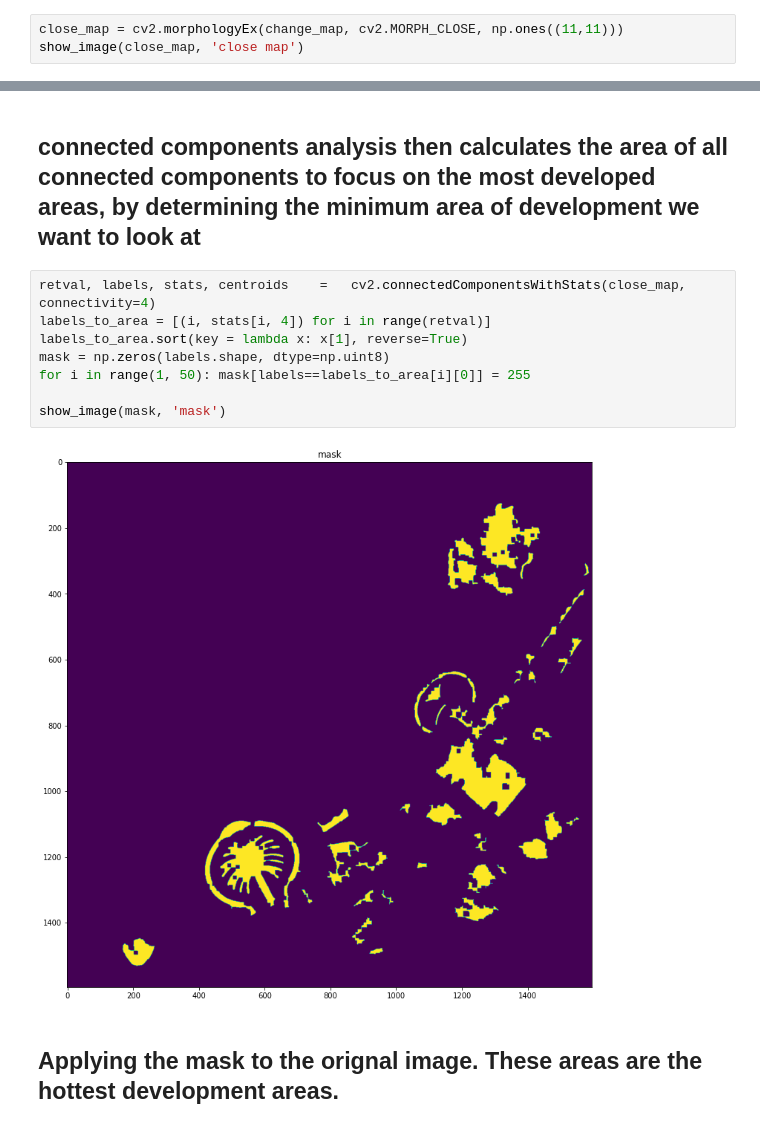
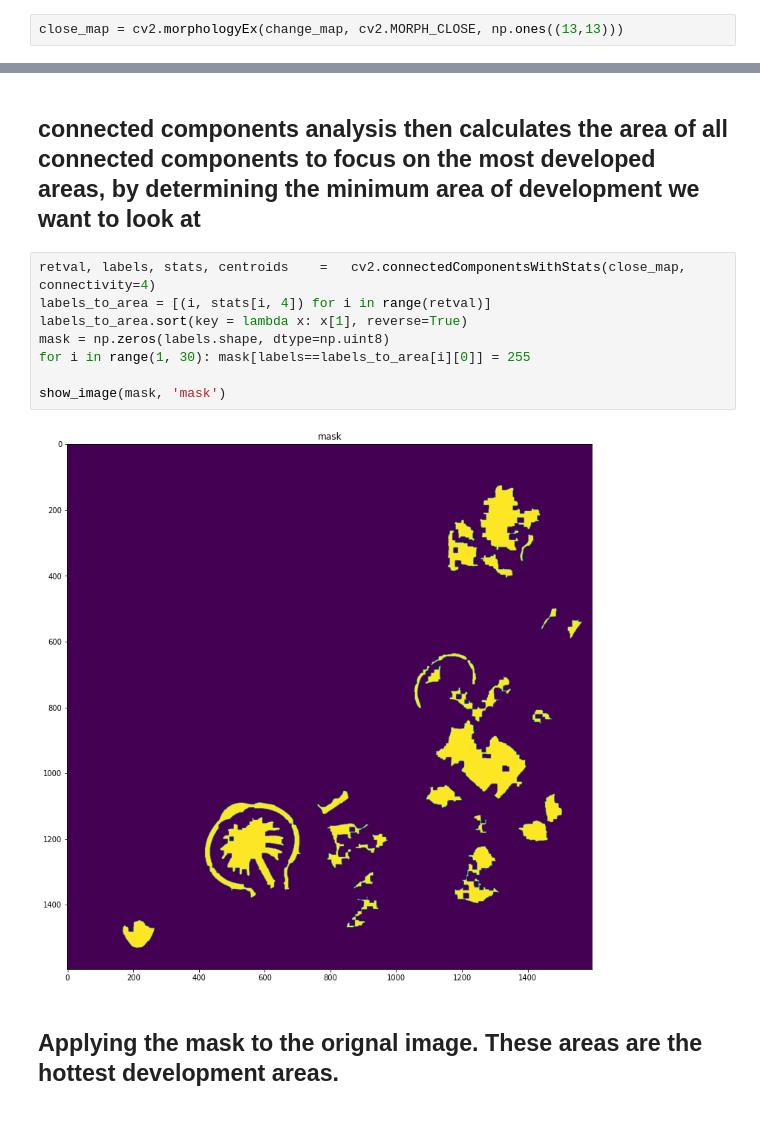
Before and after one commit to gadm21/satellite-imagery-analysis, a Jupyter notebook: urban development detection/change_detection_in_dubai.ipynb, the cells around one changed output, grey strips where cells are left out. Cells and saved outputs as stored; diff of their text form.

```diff
--- a/urban development detection/change_detection_in_dubai.ipynb
+++ b/urban development detection/change_detection_in_dubai.ipynb
@@ -152,5 +152,4 @@ show_image(change_map, 'difference')
 # %% [markdown]
 ## Using Morhpological operations like closing (which is composed of dilation then erosion) magnifies and connects nearby changes (development).
 # %%
-close_map = cv2.morphologyEx(change_map, cv2.MORPH_CLOSE, np.ones((11,11)))
-show_image(close_map, 'close map')
+close_map = cv2.morphologyEx(change_map, cv2.MORPH_CLOSE, np.ones((13,13)))
@@ -161,13 +158,13 @@ show_image(close_map, 'close map')
 # %%
 retval, labels, stats, centroids	=	cv2.connectedComponentsWithStats(close_map, connectivity=4)
 labels_to_area = [(i, stats[i, 4]) for i in range(retval)]
 labels_to_area.sort(key = lambda x: x[1], reverse=True)
 mask = np.zeros(labels.shape, dtype=np.uint8)
-for i in range(1, 50): mask[labels==labels_to_area[i][0]] = 255
+for i in range(1, 30): mask[labels==labels_to_area[i][0]] = 255
 
 show_image(mask, 'mask')
 # %% [output]
-[figure, old version]
+[figure, new version]
 # %% [markdown]
 ## Applying the mask to the orignal image. These areas are the hottest development areas.
 # %%
```
Also changed, not shown: parts of 2 cells of this notebook.
